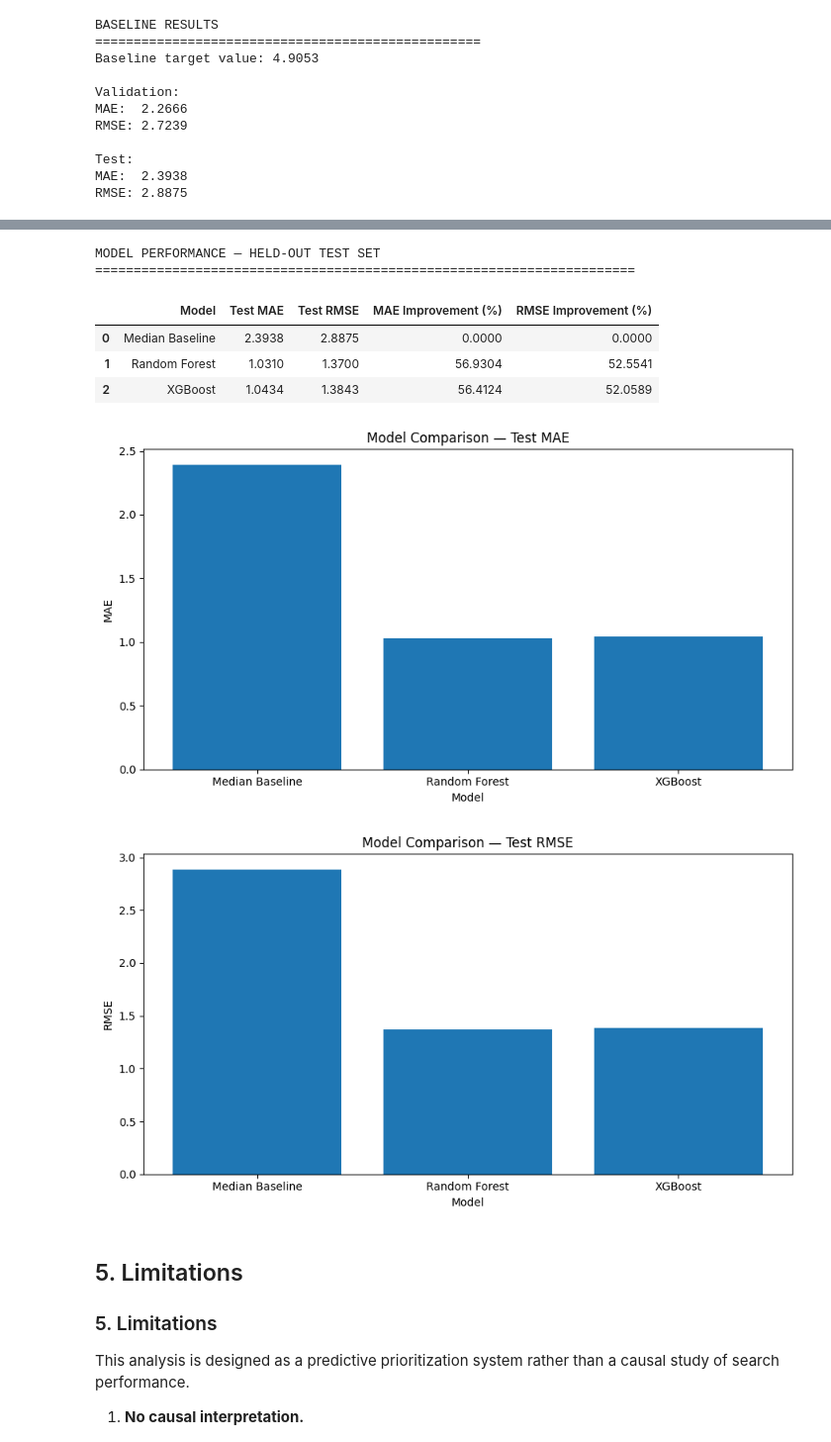
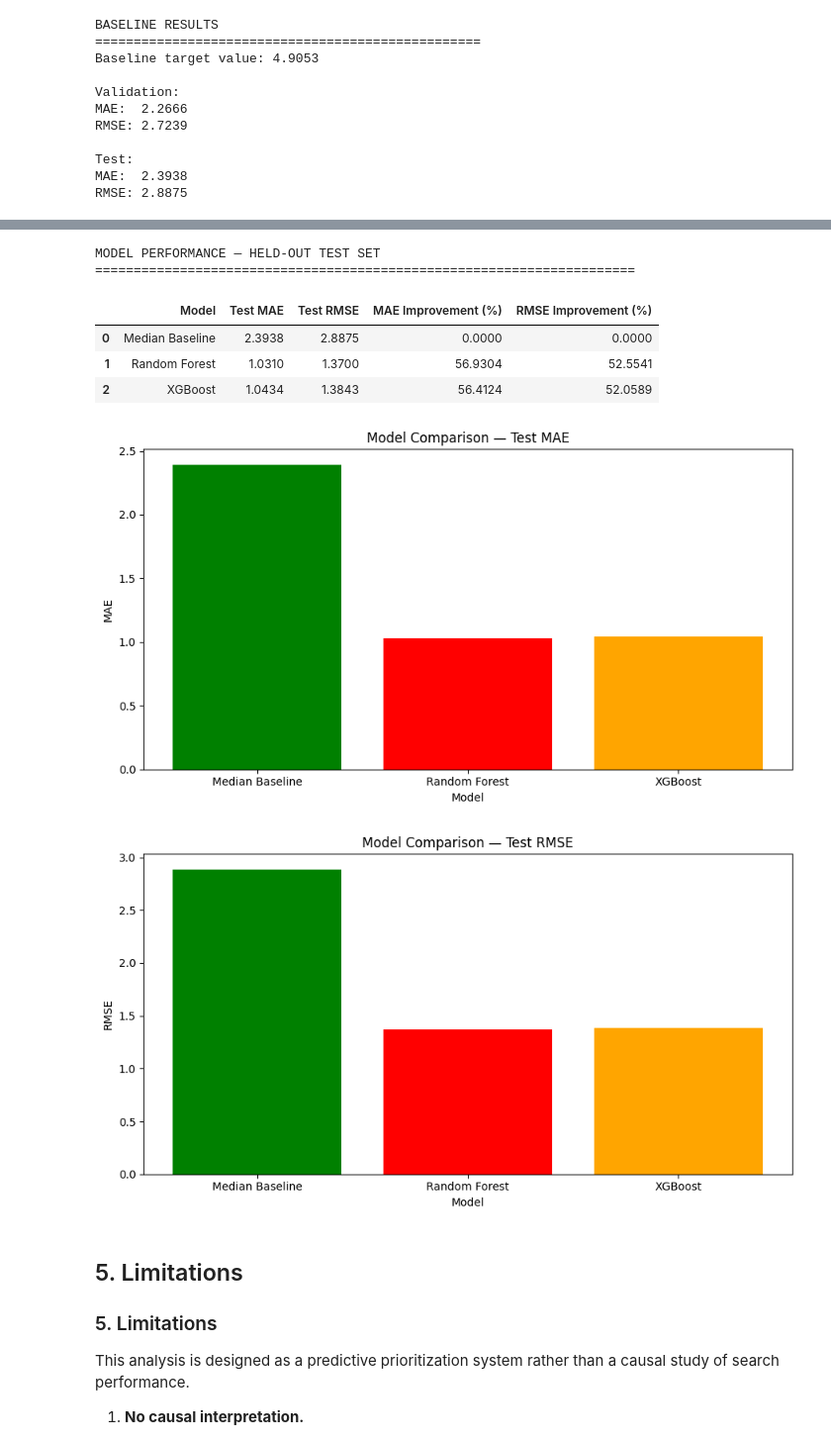
Before and after one commit to ReposofPriyanka/flyrank-ai-internship-ml-track, a Jupyter notebook: work/notebooks/capstone.ipynb, the cells around one changed output, grey strips where cells are left out. Shown at 99% size. Saved outputs shown, nothing was run; the diff lists cells and outputs as text; code cells hidden in the pictures.

```diff
--- a/work/notebooks/capstone.ipynb
+++ b/work/notebooks/capstone.ipynb
@@ -1445,13 +1402,11 @@ TOP CONTENT OPPORTUNITIES
 # %%
-# ML Capstone — Section 4: Results vs Baseline
+# Results vs Baseline
 # Compare all models on the same untouched test split.
 
 import pandas as pd
 import matplotlib.pyplot as plt
 
-# ---------------------------------------
 # 1. Build comparison table
-# ---------------------------------------
 
 results_df = pd.DataFrame({
     "Model": [
@@ -1500,51 +1455,59 @@ print("=" * 70)
 display(results_df.round(4))
 
 
-# ---------------------------------------
 # 2. Plot MAE comparison
-# ---------------------------------------
 
 plt.figure(figsize=(9, 5))
 
+models = results_df["Model"].tolist()
+rmse = results_df["Test MAE"].tolist()
+
+colors = ["green", "red", "orange"][:len(models)]
+
 plt.bar(
-    results_df["Model"],
-    results_df["Test MAE"]
+    models,
+    rmse,
+    color=colors
 )
 
 plt.ylabel("MAE")
 plt.xlabel("Model")
 plt.title("Model Comparison — Test MAE")
 
 plt.tight_layout()
 plt.show()
 
 
-# ---------------------------------------
 # 3. Plot RMSE comparison
-# ---------------------------------------
 
 plt.figure(figsize=(9, 5))
 
+models = results_df["Model"].tolist()
+rmse = results_df["Test RMSE"].tolist()
+
+colors = ["green", "red", "orange"][:len(models)]
+
 plt.bar(
-    results_df["Model"],
-    results_df["Test RMSE"]
+    models,
+    rmse,
+    color=colors
 )
 
 plt.ylabel("RMSE")
 plt.xlabel("Model")
 plt.title("Model Comparison — Test RMSE")
 
 plt.tight_layout()
 plt.show()
 # %% [output]
 MODEL PERFORMANCE — HELD-OUT TEST SET
 ======================================================================
 |  | Model | Test MAE | Test RMSE | MAE Improvement (%) | RMSE Improvement (%) |
 | 0 | Median Baseline | 2.3938 | 2.8875 | 0.0000 | 0.0000 |
 | 1 | Random Forest | 1.0310 | 1.3700 | 56.9304 | 52.5541 |
 | 2 | XGBoost | 1.0434 | 1.3843 | 56.4124 | 52.0589 |
-[figure, old version]
+[figure, new version]
-[figure, old version]
+[figure, new version]
 # %% [markdown]
 ## 5. Limitations
 
```
Also changed, not shown: parts of 24 cells of this notebook.
